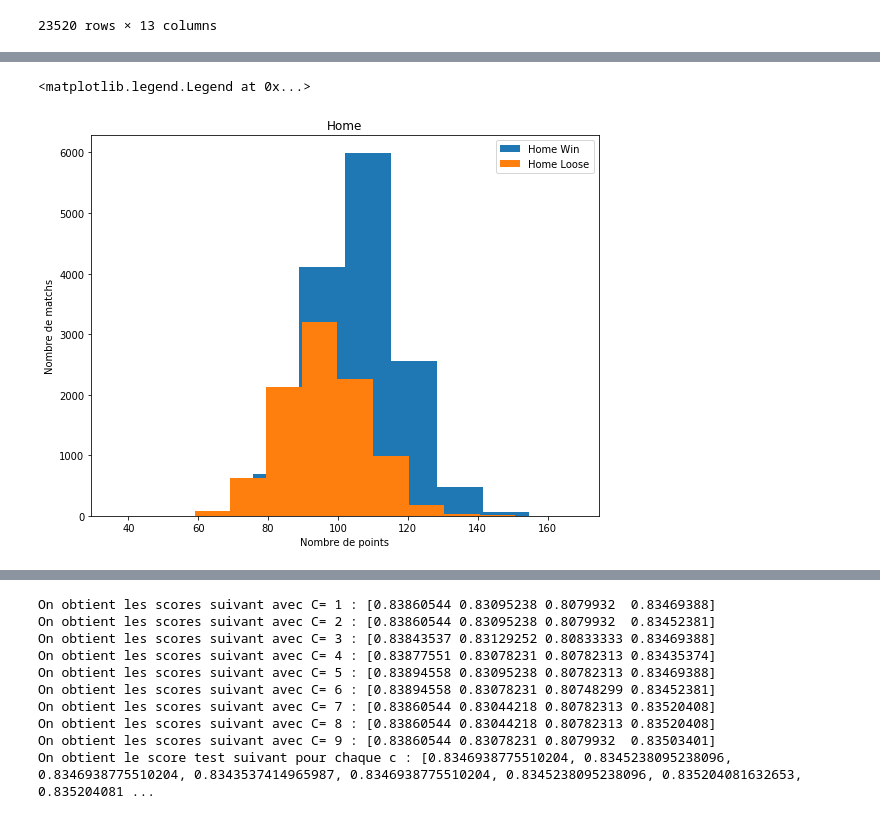
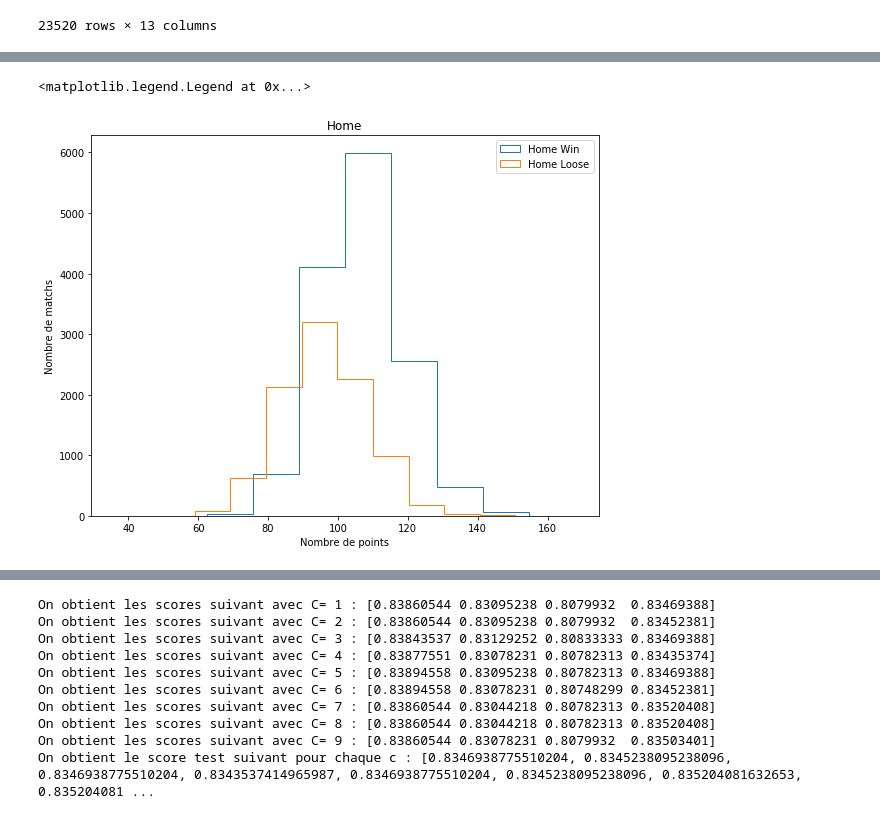
Before and after one commit to atn99/Projet_AA, a Jupyter notebook: Projet NBA.ipynb, the cells around one changed output, grey strips where cells are left out. Drawn from its saved outputs; the diff is of its cells as text; code cells hidden in the pictures.

```diff
--- a/Projet NBA.ipynb
+++ b/Projet NBA.ipynb
@@ -221,17 +221,17 @@ plt.legend()
 # %%
 fig = plt.figure(1, figsize=(20,7))
 
 plt.subplot(1,2,1)
 plt.xlabel('Nombre de points')
 plt.ylabel('Nombre de matchs')
-plt.hist(ptsHWin, label='Home Win')
-plt.hist(ptsHLoose, label= 'Home Loose')
+plt.hist(ptsHWin, histtype='step', label='Home Win')
+plt.hist(ptsHLoose, histtype='step', label= 'Home Loose')
 plt.title("Home")
 plt.legend()
 #Est-ce que à partir d'un certains nombres de point marqués à domicile on peut ou pas définir qui va gagner ?
 # %% [output]
 <matplotlib.legend.Legend at 0x...>
-[figure, old version]
+[figure, new version]
 # %%
 #2.3 Pre-processing
 #attribution des données pour X et y
```
Also changed, not shown: parts of 18 cells of this notebook, 1 other file.
